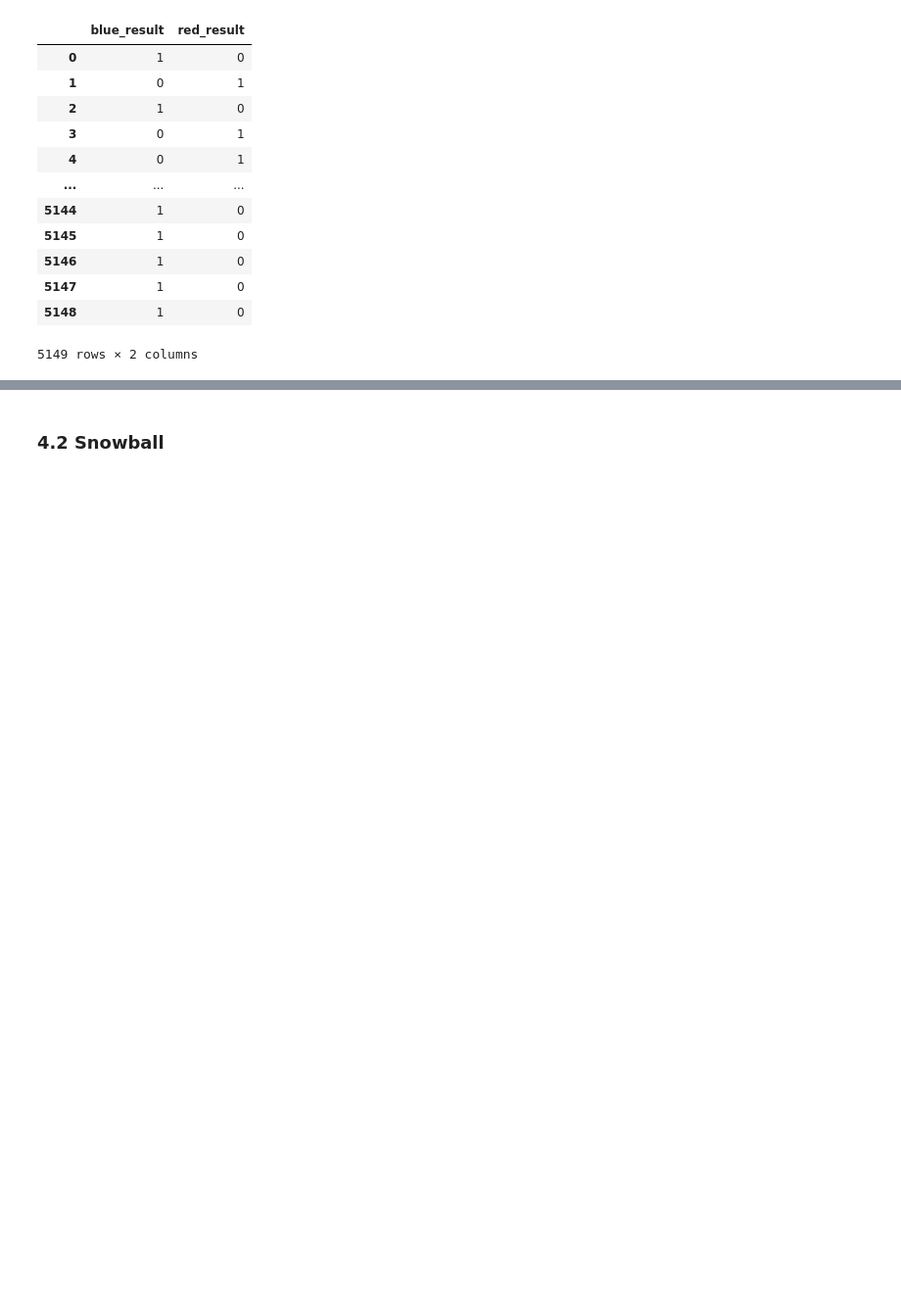
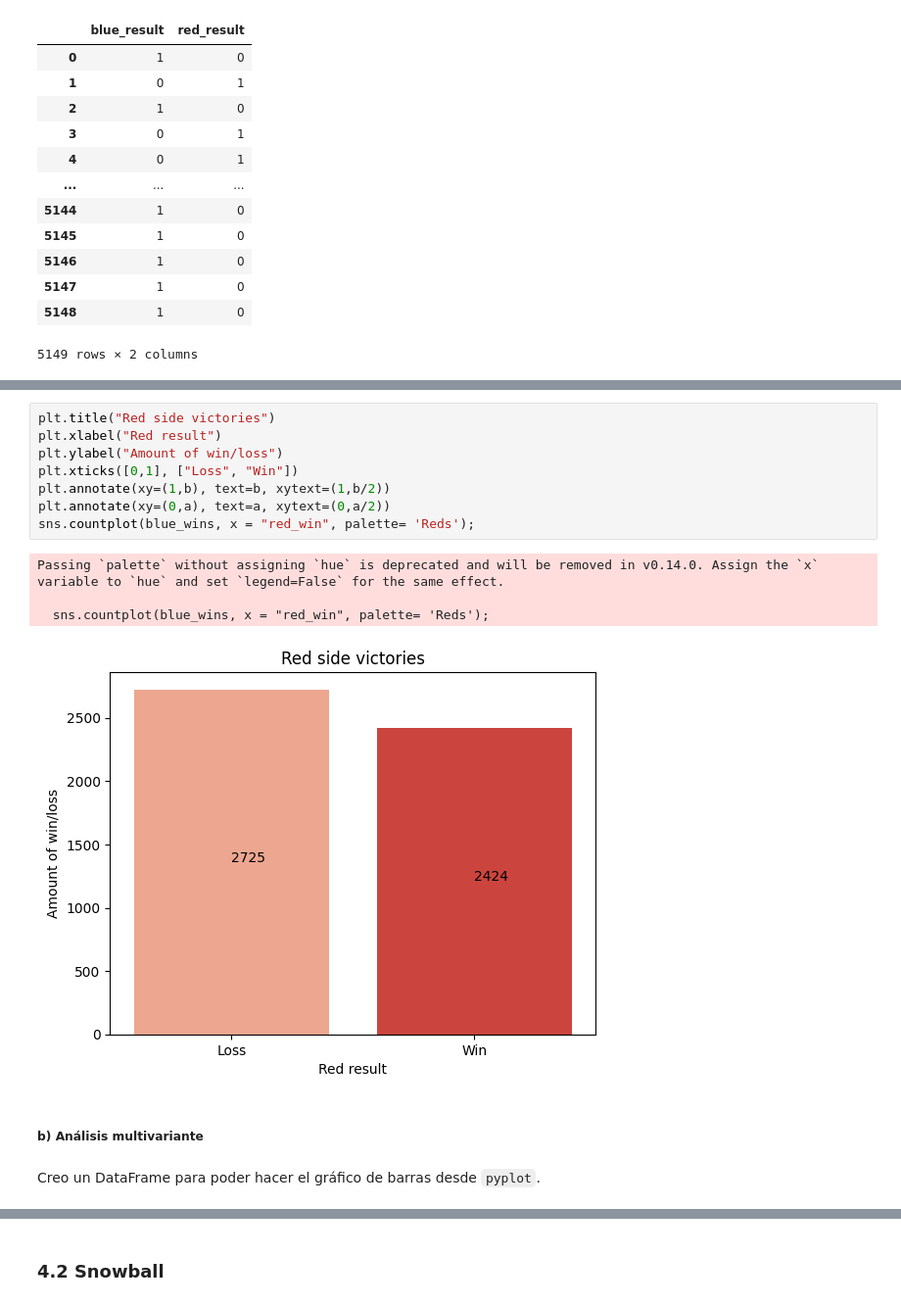
Before and after one commit to CamiloAPB/EDA_DS, a Jupyter notebook: Src/Notebooks/Exploracion_inicial.ipynb, the cells around one changed output, grey strips where cells are left out. Shown at 98% size. Drawn from its saved outputs; the diff is of its cells as text; blank space fills up the shorter version.

```diff
--- a/Src/Notebooks/Exploracion_inicial.ipynb
+++ b/Src/Notebooks/Exploracion_inicial.ipynb
@@ -589,0 +611,17 @@ sns.countplot(blue_wins, x = "blue_win")
+# %%
+plt.title("Red side victories")
+plt.xlabel("Red result")
+plt.ylabel("Amount of win/loss")
+plt.xticks([0,1], ["Loss", "Win"])
+plt.annotate(xy=(1,b), text=b, xytext=(1,b/2))
+plt.annotate(xy=(0,a), text=a, xytext=(0,a/2))
+sns.countplot(blue_wins, x = "red_win", palette= 'Reds');
+# %% [output]
+Passing `palette` without assigning `hue` is deprecated and will be removed in v0.14.0. Assign the `x` variable to `hue` and set `legend=False` for the same effect.
+
+  sns.countplot(blue_wins, x = "red_win", palette= 'Reds');
+[figure, added]
+# %% [markdown]
+##### b\) Análisis multivariante
+# %% [markdown]
+Creo un DataFrame para poder hacer el gráfico de barras desde ``pyplot``.
```
Also changed, not shown: parts of 91 cells of this notebook, 4 other files.
